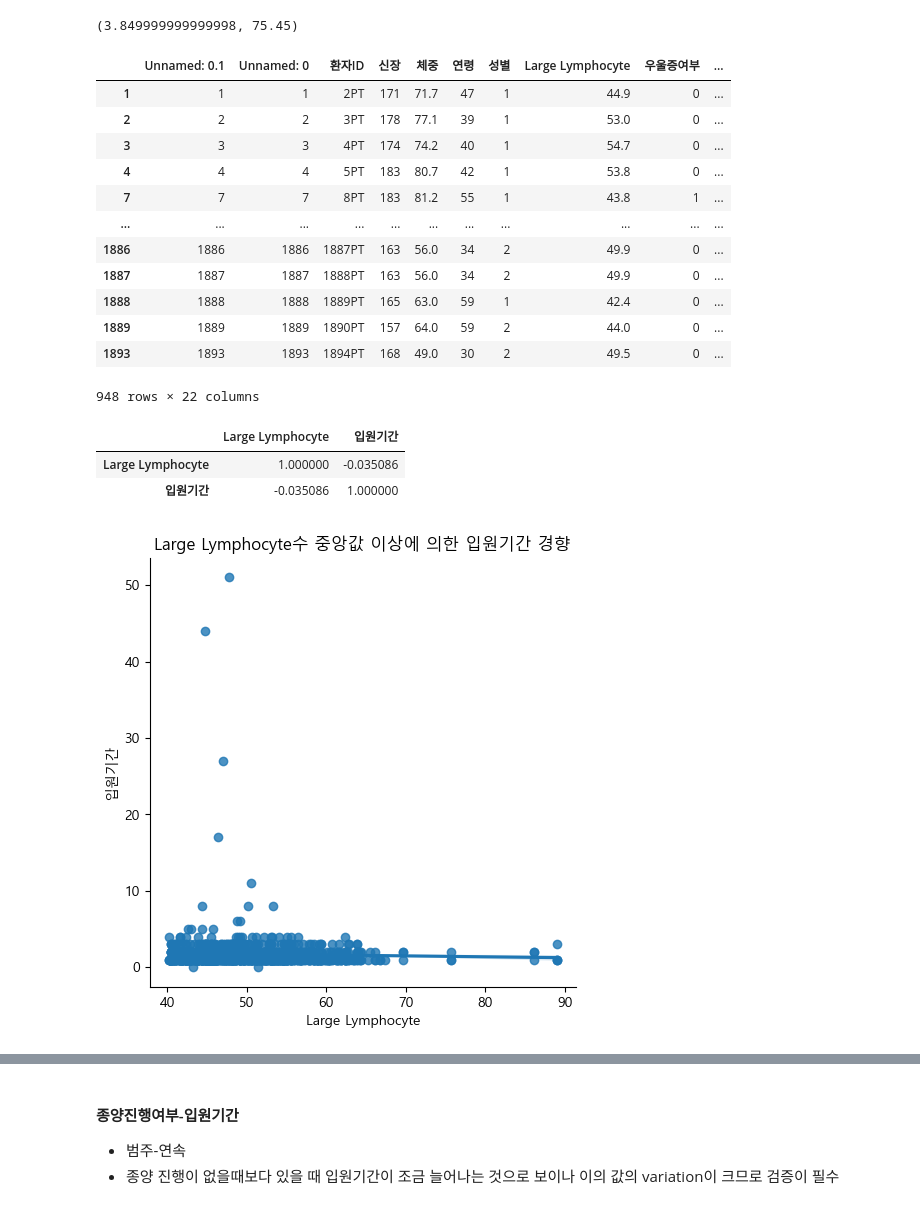
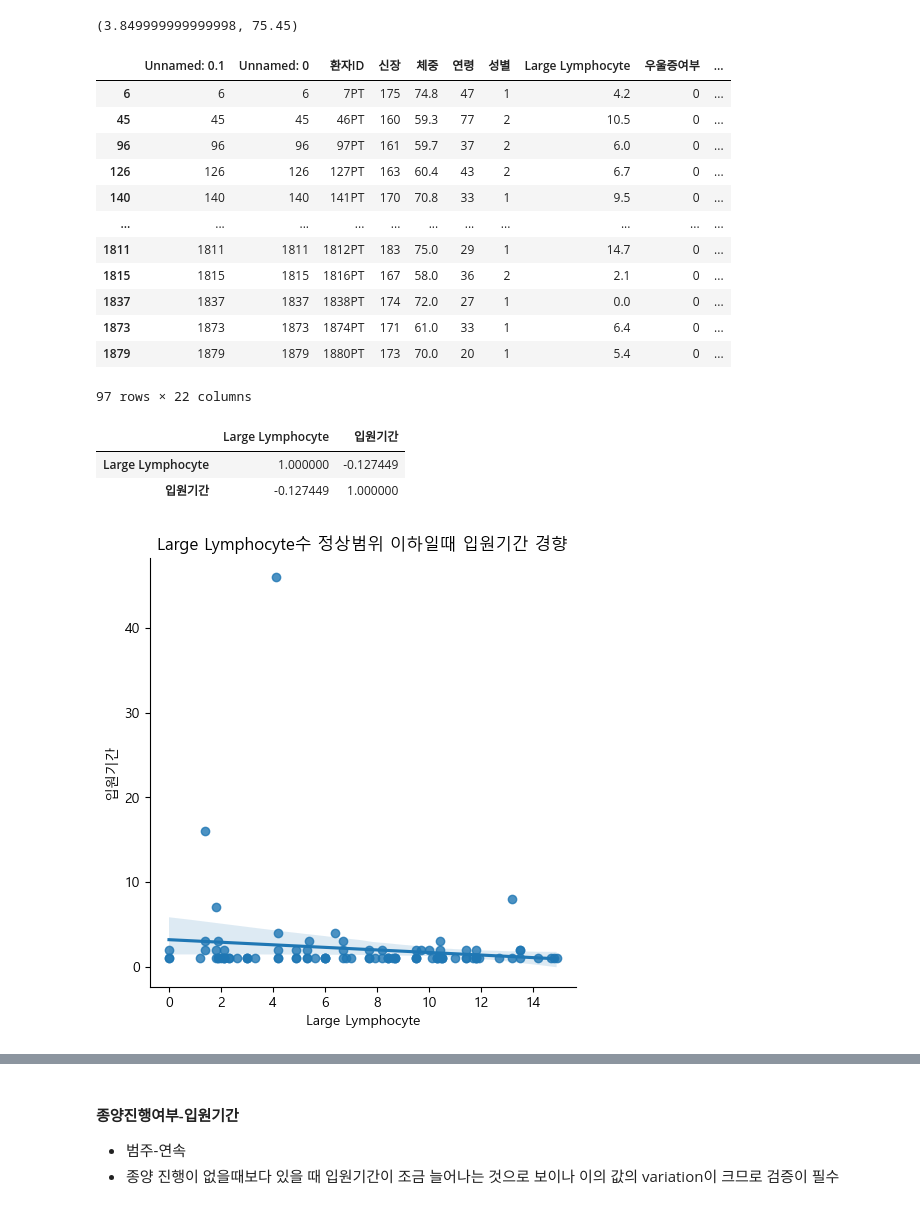
Before and after one commit to KKKKKIKKKK/toy_data_analysiss, a Jupyter notebook: codes/EDA/RecurrenceOfSurgery_EDA_SA.ipynb, the cells around one changed output, grey strips where cells are left out. Drawn from its saved outputs; the diff is of its cells as text; code cells hidden in the pictures.

```diff
--- a/codes/EDA/RecurrenceOfSurgery_EDA_SA.ipynb
+++ b/codes/EDA/RecurrenceOfSurgery_EDA_SA.ipynb
@@ -167,33 +175,33 @@ down_L, up_L
 # %% [output]
 (3.849999999999998, 75.45)
 # %%
-## 조건을 걸어버림_bound보다 위 filter
-condition_L=(df_ROSF['Large Lymphocyte'] >= QM_L)
+## 조건1: 정상수치 최소보다 낮은 경우 15(*10^2)미만
+condition_L=(df_ROSF['Large Lymphocyte'] < 15.0)
 df_ROSF_L = df_ROSF[condition_L]
 df_ROSF_L
 # %% [output]
 |  | Unnamed: 0.1 | Unnamed: 0 | 환자ID | 신장 | 체중 | 연령 | 성별 | Large Lymphocyte | 우울증여부 | ... |
-| 1 | 1 | 1 | 2PT | 171 | 71.7 | 47 | 1 | 44.9 | 0 | ... |
-| 2 | 2 | 2 | 3PT | 178 | 77.1 | 39 | 1 | 53.0 | 0 | ... |
-| 3 | 3 | 3 | 4PT | 174 | 74.2 | 40 | 1 | 54.7 | 0 | ... |
-| 4 | 4 | 4 | 5PT | 183 | 80.7 | 42 | 1 | 53.8 | 0 | ... |
-| 7 | 7 | 7 | 8PT | 183 | 81.2 | 55 | 1 | 43.8 | 1 | ... |
+| 6 | 6 | 6 | 7PT | 175 | 74.8 | 47 | 1 | 4.2 | 0 | ... |
+| 45 | 45 | 45 | 46PT | 160 | 59.3 | 77 | 2 | 10.5 | 0 | ... |
+| 96 | 96 | 96 | 97PT | 161 | 59.7 | 37 | 2 | 6.0 | 0 | ... |
+| 126 | 126 | 126 | 127PT | 163 | 60.4 | 43 | 2 | 6.7 | 0 | ... |
+| 140 | 140 | 140 | 141PT | 170 | 70.8 | 33 | 1 | 9.5 | 0 | ... |
 | ... | ... | ... | ... | ... | ... | ... | ... | ... | ... | ... |
-| 1886 | 1886 | 1886 | 1887PT | 163 | 56.0 | 34 | 2 | 49.9 | 0 | ... |
-| 1887 | 1887 | 1887 | 1888PT | 163 | 56.0 | 34 | 2 | 49.9 | 0 | ... |
-| 1888 | 1888 | 1888 | 1889PT | 165 | 63.0 | 59 | 1 | 42.4 | 0 | ... |
-| 1889 | 1889 | 1889 | 1890PT | 157 | 64.0 | 59 | 2 | 44.0 | 0 | ... |
-| 1893 | 1893 | 1893 | 1894PT | 168 | 49.0 | 30 | 2 | 49.5 | 0 | ... |
+| 1811 | 1811 | 1811 | 1812PT | 183 | 75.0 | 29 | 1 | 14.7 | 0 | ... |
+| 1815 | 1815 | 1815 | 1816PT | 167 | 58.0 | 36 | 2 | 2.1 | 0 | ... |
+| 1837 | 1837 | 1837 | 1838PT | 174 | 72.0 | 27 | 1 | 0.0 | 0 | ... |
+| 1873 | 1873 | 1873 | 1874PT | 171 | 61.0 | 33 | 1 | 6.4 | 0 | ... |
+| 1879 | 1879 | 1879 | 1880PT | 173 | 70.0 | 20 | 1 | 5.4 | 0 | ... |
-948 rows × 22 columns
+97 rows × 22 columns
 # %%
 df_ROSF_L[['Large Lymphocyte','입원기간']].corr()
 # %% [output]
 |  | Large Lymphocyte | 입원기간 |
-| Large Lymphocyte | 1.000000 | -0.035086 |
-| 입원기간 | -0.035086 | 1.000000 |
+| Large Lymphocyte | 1.000000 | -0.127449 |
+| 입원기간 | -0.127449 | 1.000000 |
 # %%
 sns.lmplot(data=df_ROSF_L, x='Large Lymphocyte', y='입원기간',)
-plt.title('Large Lymphocyte수 중앙값 이상에 의한 입원기간 경향')
+plt.title('Large Lymphocyte수 정상범위 이하일때 입원기간 경향')
 plt.show()
 # %% [output]
-[figure, old version]
+[figure, new version]
```
Also changed, not shown: parts of 14 cells of this notebook, 10 other files.
